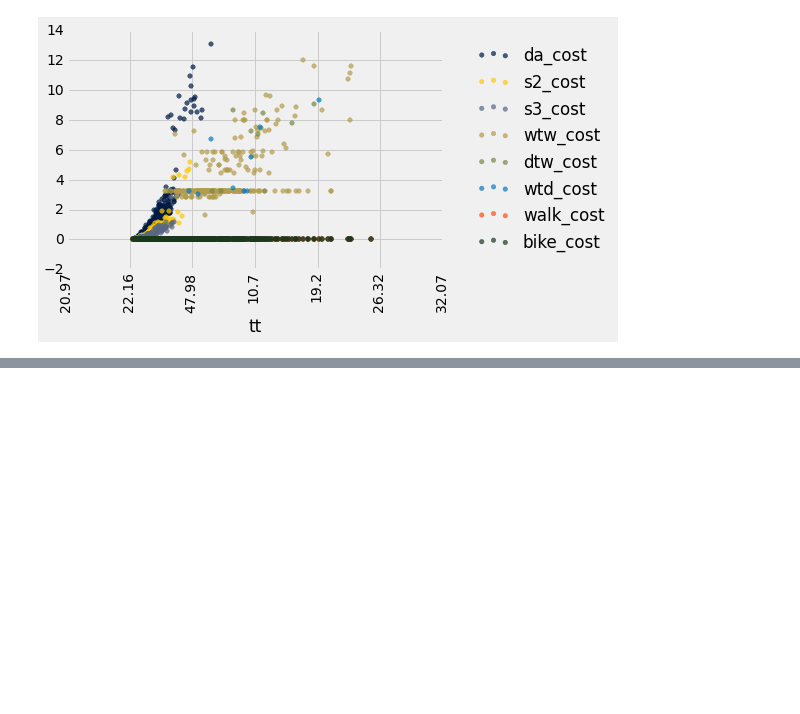
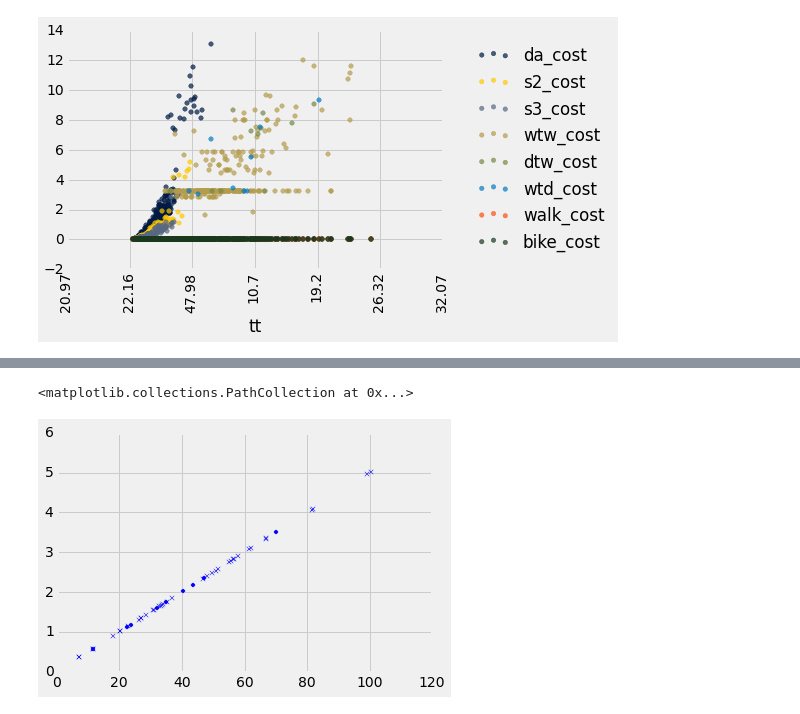
Before and after one commit to akansal1/smart-cities-connector, a Jupyter notebook: labs_in_progress/Minilab5.ipynb, the cells around one changed output, grey strips where cells are left out. Cells and saved outputs as stored; diff of their text form; code cells hidden in the pictures; blank space fills up the shorter version.

```diff
--- a/labs_in_progress/Minilab5.ipynb
+++ b/labs_in_progress/Minilab5.ipynb
@@ -101,0 +149,8 @@ mc.select(['da_tt', 's2_tt', 's3_tt','wtw_tt','dtw_tt',
+# %%
+plt.scatter(mc.where('choice',7).where('age_ctgry',4).column('tt'),
+            mc.where('choice',7).where('age_ctgry',4).column('total_travel_distance_walk'))
+plt.scatter(mc.where('choice',7).where('age_ctgry',2).column('tt'),
+            mc.where('choice',7).where('age_ctgry',2).column('total_travel_distance_walk'), marker='x')
+# %% [output]
+<matplotlib.collections.PathCollection at 0x...>
+[figure, added]
```
Also changed, not shown: parts of 18 cells of this notebook.
